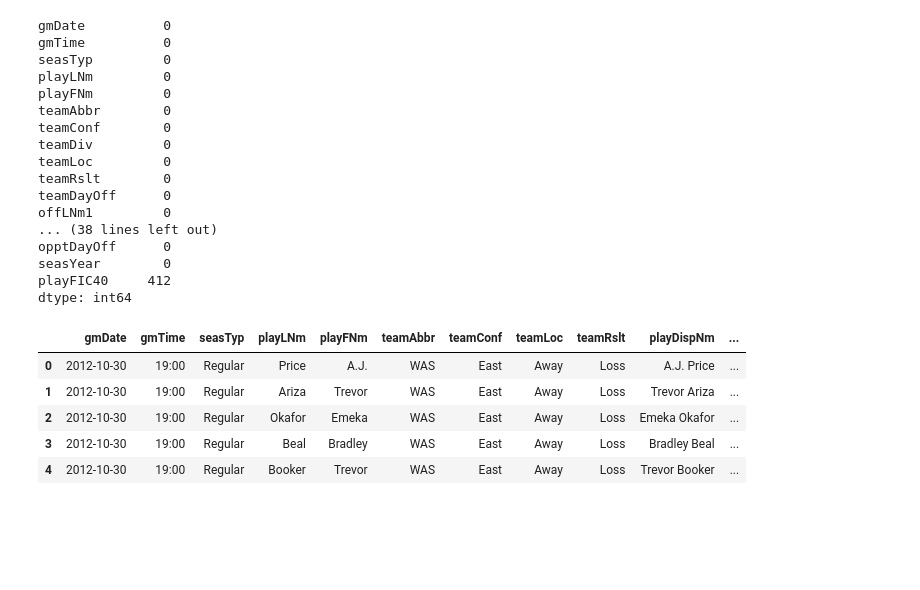
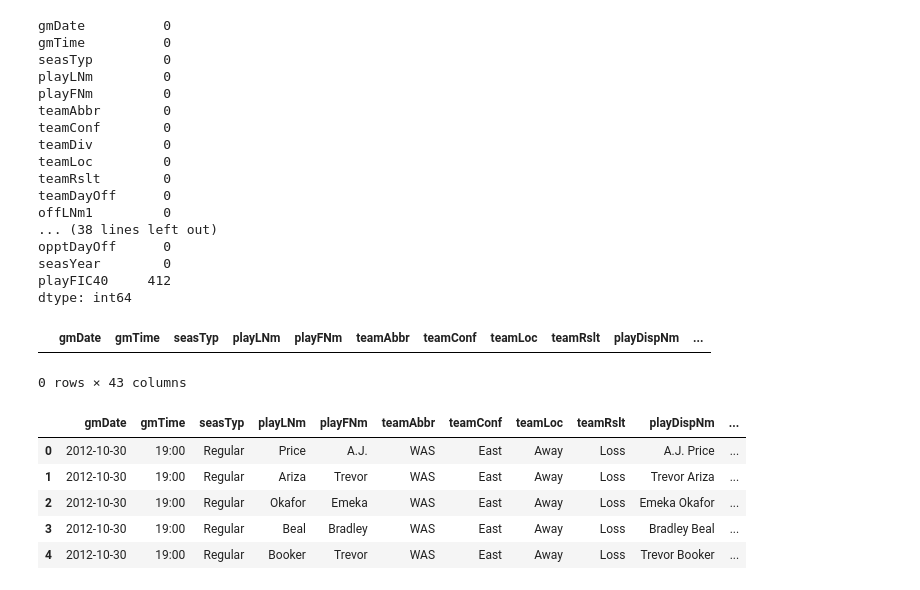
Before and after one commit to soraproducer/Data-200-Final-Project, a Jupyter notebook: final_project.ipynb, the cells around one changed output. Drawn from its saved outputs; the diff is of its cells as text; code cells hidden in the pictures; blank space fills up the shorter version.

```diff
--- a/final_project.ipynb
+++ b/final_project.ipynb
@@ -78,3 +91,8 @@ df_player['playFIC40'] = df_player['playFIC40'].fillna(0.0)
+# %%
+df_player[df_player['playDispNm'] == 'Goran Dragic']
+# %% [output]
+|  | gmDate | gmTime | seasTyp | playLNm | playFNm | teamAbbr | teamConf | teamLoc | teamRslt | playDispNm | ... |
+0 rows × 43 columns
 # %%
 # Data cleaning
 df_player = df_player.drop(columns=['teamDiv', 'teamDayOff', 'offLNm1', 'offFNm1', 'offLNm2', 'offFNm2', \
```
Also changed, not shown: parts of 10 cells of this notebook, 1 other file.
